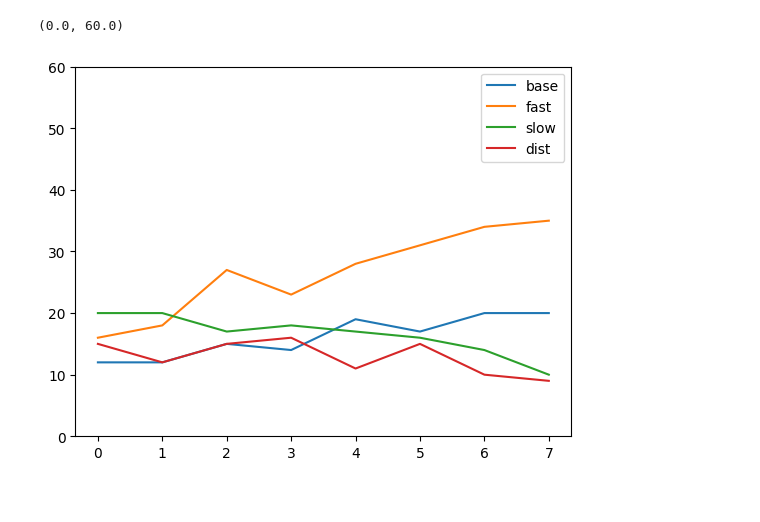
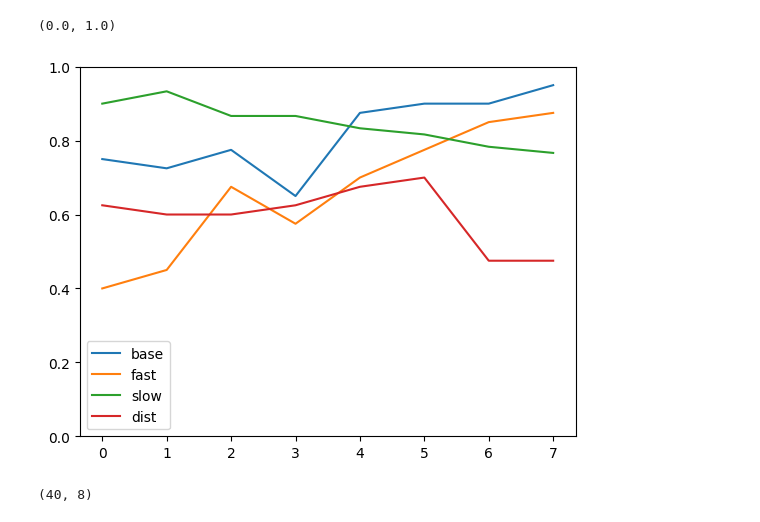
Before and after one commit to CarlaZdravkovicHugod/recall_miniproject_02464, a Jupyter notebook: free_recall/free_recall_analysis.ipynb, the cells around one changed output. Saved outputs shown, nothing was run; the diff lists cells and outputs as text; code cells hidden in the pictures.

```diff
--- a/free_recall/free_recall_analysis.ipynb
+++ b/free_recall/free_recall_analysis.ipynb
@@ -14,9 +14,9 @@ fast = pd.concat([
 ]).reset_index()
 
 slow = pd.concat([
-    pd.read_csv("free_recall_slow4_bertram.csv"),
-    pd.read_csv("free_recall_slow4_alex.csv"),
-    pd.read_csv("free_recall_slow4_carla.csv"),
+    pd.read_csv("free_recall_runs_slow4_bertram.csv"),
+    pd.read_csv("free_recall_runs_slow4_alex.csv"),
+    pd.read_csv("free_recall_runs_slow4_carla.csv"),
 ]).reset_index()
 
 dist = pd.concat([
@@ -26,19 +26,23 @@ dist = pd.concat([
 # %%
 def get_bools(df):
     lister = []
     for i in range(len(df)):
         true_list = np.isin(np.array(df["shown_words"][i].split(",")), np.array(df["recalled_words"][i].split(","))).astype(np.int32)
         lister.append(true_list)
 
     lister = np.array(lister)
     return lister
 
 labels = ["base", "fast", "slow", "dist"]
 tests = [base, fast, slow, dist]
 for i, test in enumerate(tests):
-    plt.plot(get_bools(test).sum(0), label=labels[i])
+    plt.plot(get_bools(test).mean(0), label=labels[i])
 plt.legend()
-plt.ylim(0, 60)
+plt.ylim(0, 1)
 # %% [output]
-(0.0, 60.0)
+(0.0, 1.0)
-[figure, old version]
+[figure, new version]
+# %%
+get_bools(test).shape
+# %% [output]
+(40, 8)
```
Also changed, not shown: parts of 2 cells of this notebook, 4 other files.
